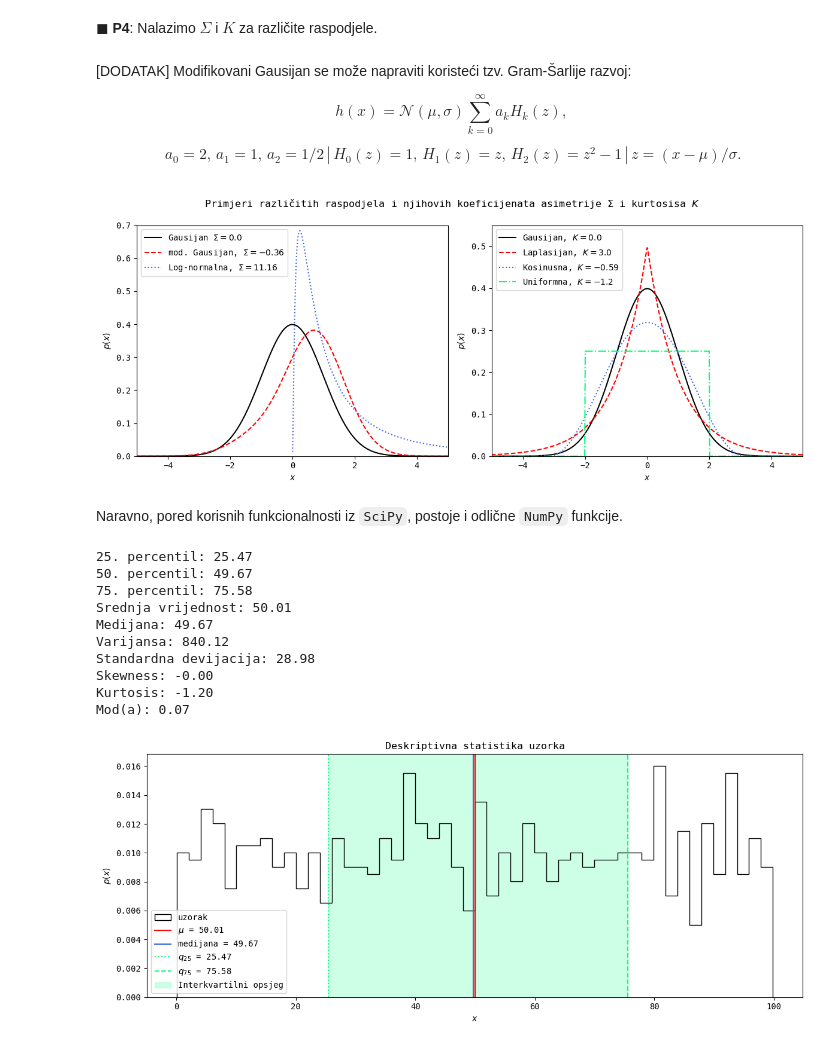
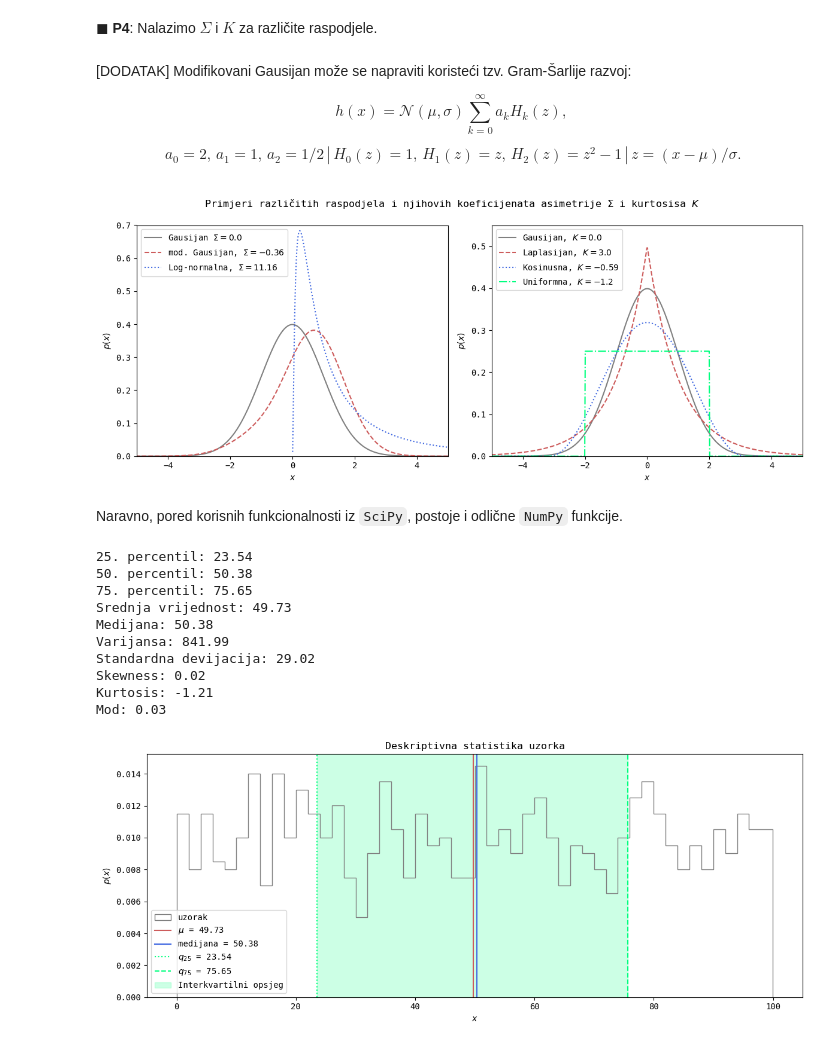
Before and after one commit to zorzeus/astrostatistika, a Jupyter notebook: as_02.ipynb, the cells around one changed output. Saved outputs shown, nothing was run; the diff lists cells and outputs as text; code cells hidden in the pictures.

```diff
--- a/as_02.ipynb
+++ b/as_02.ipynb
@@ -461,7 +461,7 @@ kurt_gaus = gaus[1]
 x = np.linspace(-8, 8, 1000)
 N = norm(0, 1)
 # %% [markdown]
-[DODATAK] Modifikovani Gausijan se može napraviti koristeći tzv. Gram-Šarlije razvoj:
+[DODATAK] Modifikovani Gausijan može se napraviti koristeći tzv. Gram-Šarlije razvoj:
 
 $$
 h(x)=\mathcal{N}(\mu,\sigma)\sum_{k=0}^\infty a_kH_k(z),
@@ -479,8 +479,8 @@ skew_mod = np.sum(((x - mu_mod) / sigma_mod)**3 * gaus_mod) * dx
 # %%
 plt.figure(figsize=(12, 5))
 plt.subplot(121)
-plt.plot(x, N.pdf(x), color='black', label=r'Gausijan $\Sigma={}$'.format(skew_gaus))
-plt.plot(x, 0.5 * N.pdf(x) * (2 + x + 0.5 * (x * x - 1)), color='red', linestyle='--', label=r'mod. Gausijan, $\Sigma={}$'.format(round(skew_mod, 2)))
+plt.plot(x, N.pdf(x), color='grey', label=r'Gausijan $\Sigma={}$'.format(skew_gaus))
+plt.plot(x, 0.5 * N.pdf(x) * (2 + x + 0.5 * (x * x - 1)), color='indianred', linestyle='--', label=r'mod. Gausijan, $\Sigma={}$'.format(round(skew_mod, 2)))
 plt.plot(x[x>0], lognorm(1.2).pdf(x[x>0]), color='royalblue', linestyle=':', label=r'Log-normalna, $\Sigma={}$'.format(round(logn, 2)))
 plt.xlabel(r'$x$')
 plt.ylabel(r'$p(x)$')
@@ -489,8 +489,8 @@ plt.ylim(0, 0.7)
 plt.legend()
 
 plt.subplot(122)
-plt.plot(x, norm(0, 1).pdf(x), color='black', linestyle='-', label=r'Gausijan, $K={}$'.format(round(kurt_gaus, 2)))
-plt.plot(x, laplace(0, 1).pdf(x), color='red', linestyle='--', label=r'Laplasijan, $K={}$'.format(round(lap, 2)))
+plt.plot(x, norm(0, 1).pdf(x), color='grey', linestyle='-', label=r'Gausijan, $K={}$'.format(round(kurt_gaus, 2)))
+plt.plot(x, laplace(0, 1).pdf(x), color='indianred', linestyle='--', label=r'Laplasijan, $K={}$'.format(round(lap, 2)))
 plt.plot(x, cosine(0, 1).pdf(x), color='royalblue', linestyle=':', label=r'Kosinusna, $K={}$'.format(round(cos, 2)))
 plt.plot(x, uniform(-2, 4).pdf(x), color='springgreen', linestyle='-.', label=r'Uniformna, $K={}$'.format(round(uni, 2)))
 plt.xlabel(r'$x$')
@@ -502,7 +502,7 @@ plt.suptitle(r'Primjeri različitih raspodjela i njihovih koeficijenata asimetri
 plt.tight_layout()
 plt.show()
 # %% [output]
-[figure, old version]
+[figure, new version]
 # %% [markdown]
 Naravno, pored korisnih funkcionalnosti iz `SciPy`, postoje i odlične `NumPy` funkcije.
 # %%
@@ -526,36 +526,36 @@ print(f"Varijansa: {varijansa:.2f}")
 print(f"Standardna devijacija: {stdev:.2f}")
 print(f"Skewness: {s:.2f}")
 print(f"Kurtosis: {k:.2f}")
-print(f"Mod(a): {moda[0]:.2f}")
+print(f"Mod: {moda[0]:.2f}")
 # %% [output]
-25. percentil: 25.47
-50. percentil: 49.67
-75. percentil: 75.58
-Srednja vrijednost: 50.01
-Medijana: 49.67
-Varijansa: 840.12
-Standardna devijacija: 28.98
-Skewness: -0.00
-Kurtosis: -1.20
-Mod(a): 0.07
+25. percentil: 23.54
+50. percentil: 50.38
+75. percentil: 75.65
+Srednja vrijednost: 49.73
+Medijana: 50.38
+Varijansa: 841.99
+Standardna devijacija: 29.02
+Skewness: 0.02
+Kurtosis: -1.21
+Mod: 0.03
 # %%
 plt.figure(figsize=(12, 5))
-plt.hist(x, bins=50, density=True, histtype='step', color='black', label='uzorak')
+plt.hist(x, bins=50, density=True, histtype='step', color='grey', label='uzorak')
 
-plt.axvline(sv, color='red', linestyle='-', label=r'$\mu$ = {}'.format(round(sv, 2)))
+plt.axvline(sv, color='indianred', linestyle='-', label=r'$\mu$ = {}'.format(round(sv, 2)))
 plt.axvline(medijana, color='royalblue', linestyle='-', label=r'medijana = {}'.format(round(medijana, 2)))
 plt.axvline(q25, color='springgreen', linestyle=':', label=r'$q_{{25}}$ = {}'.format(round(q25, 2)))
 plt.axvline(q75, color='springgreen', linestyle='--', label=r'$q_{{75}}$ = {}'.format(round(q75, 2)))
 plt.axvspan(q25, q75, alpha=0.2, color='springgreen', label='Interkvartilni opsjeg')
 
 plt.xlabel(r'$x$')
 plt.ylabel(r'$p(x)$')
 plt.title('Deskriptivna statistika uzorka')
 plt.legend()
 plt.tight_layout()
 plt.show()
 # %% [output]
-[figure, old version]
+[figure, new version]
 # %% [markdown]
 <hr style="border: none; height: 2px; background-color: magenta; opacity: 0.5;" />
 
```
Also changed, not shown: parts of 24 cells of this notebook, 1 other file.
